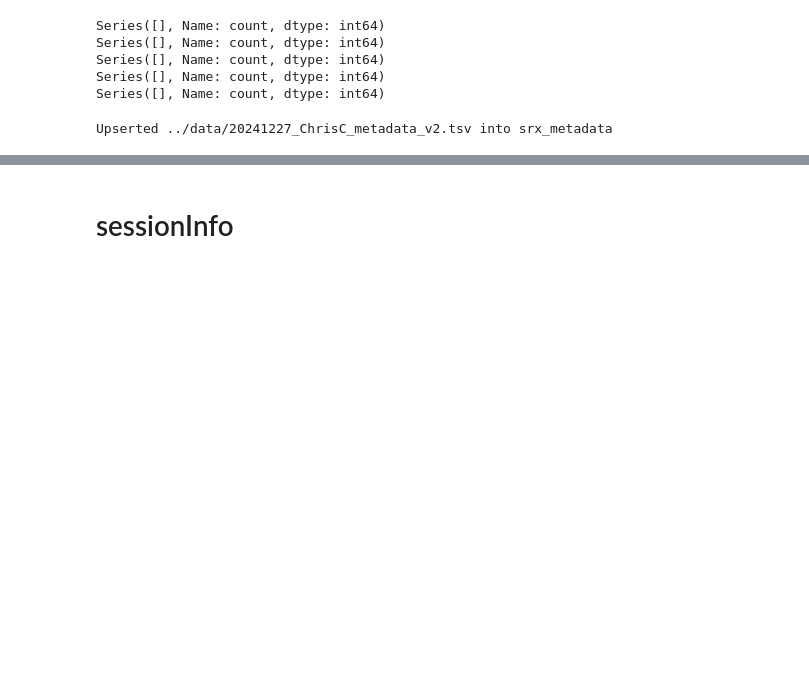
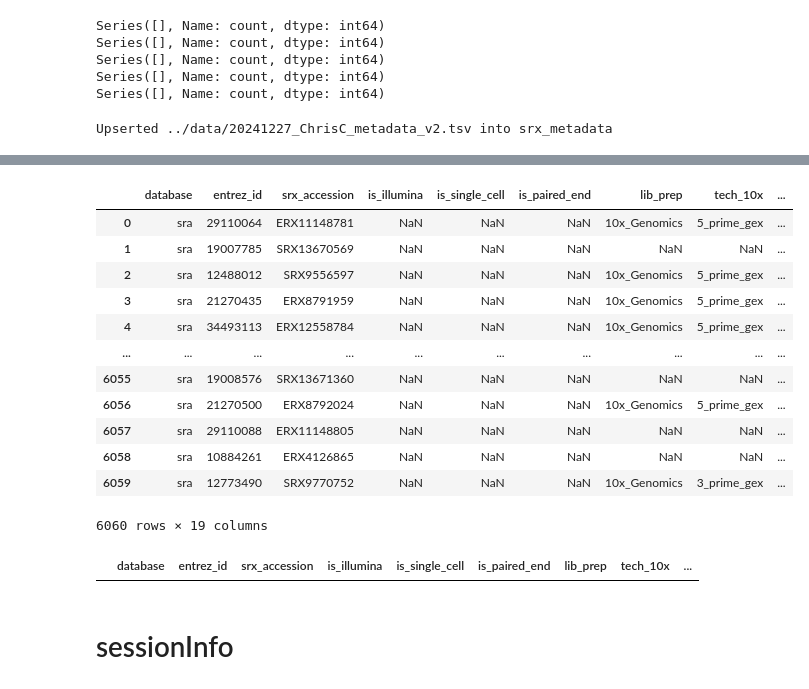
Before and after one commit to timoast/SRAgent, a Jupyter notebook: notebooks/db_test2prod.ipynb, the cells around one changed output, grey strips where cells are left out. Cells and saved outputs as stored; diff of their text form; code cells hidden in the pictures; blank space fills up the shorter version.

```diff
--- a/notebooks/db_test2prod.ipynb
+++ b/notebooks/db_test2prod.ipynb
@@ -258,3 +234,26 @@ sra     12488012        SRX9556597      NaN     NaN     NaN     10x_Genomics
+# %%
+srx_metadata_prod = db_get_table("srx_metadata", conn_prod)
+srx_metadata_prod
+# %% [output]
+|  | database | entrez_id | srx_accession | is_illumina | is_single_cell | is_paired_end | lib_prep | tech_10x | ... |
+| 0 | sra | 29110064 | ERX11148781 | NaN | NaN | NaN | 10x_Genomics | 5_prime_gex | ... |
+| 1 | sra | 19007785 | SRX13670569 | NaN | NaN | NaN | NaN | NaN | ... |
+| 2 | sra | 12488012 | SRX9556597 | NaN | NaN | NaN | 10x_Genomics | 5_prime_gex | ... |
+| 3 | sra | 21270435 | ERX8791959 | NaN | NaN | NaN | 10x_Genomics | 5_prime_gex | ... |
+| 4 | sra | 34493113 | ERX12558784 | NaN | NaN | NaN | 10x_Genomics | 5_prime_gex | ... |
+| ... | ... | ... | ... | ... | ... | ... | ... | ... | ... |
+| 6055 | sra | 19008576 | SRX13671360 | NaN | NaN | NaN | NaN | NaN | ... |
+| 6056 | sra | 21270500 | ERX8792024 | NaN | NaN | NaN | 10x_Genomics | 5_prime_gex | ... |
+| 6057 | sra | 29110088 | ERX11148805 | NaN | NaN | NaN | NaN | NaN | ... |
+| 6058 | sra | 10884261 | ERX4126865 | NaN | NaN | NaN | NaN | NaN | ... |
+| 6059 | sra | 12773490 | SRX9770752 | NaN | NaN | NaN | 10x_Genomics | 3_prime_gex | ... |
+6060 rows × 19 columns
+# %%
+# filter out Chris' records
+srx_metadata_prod_noChris = srx_metadata_prod[srx_metadata_prod["notes"] != "Processed by Chris Carpenter"]
+srx_metadata_prod_noChris
+# %% [output]
+|  | database | entrez_id | srx_accession | is_illumina | is_single_cell | is_paired_end | lib_prep | tech_10x | ... |
 # %% [markdown]
 # sessionInfo
 # %%
```
Also changed, not shown: parts of 18 cells of this notebook, 2 other files.
